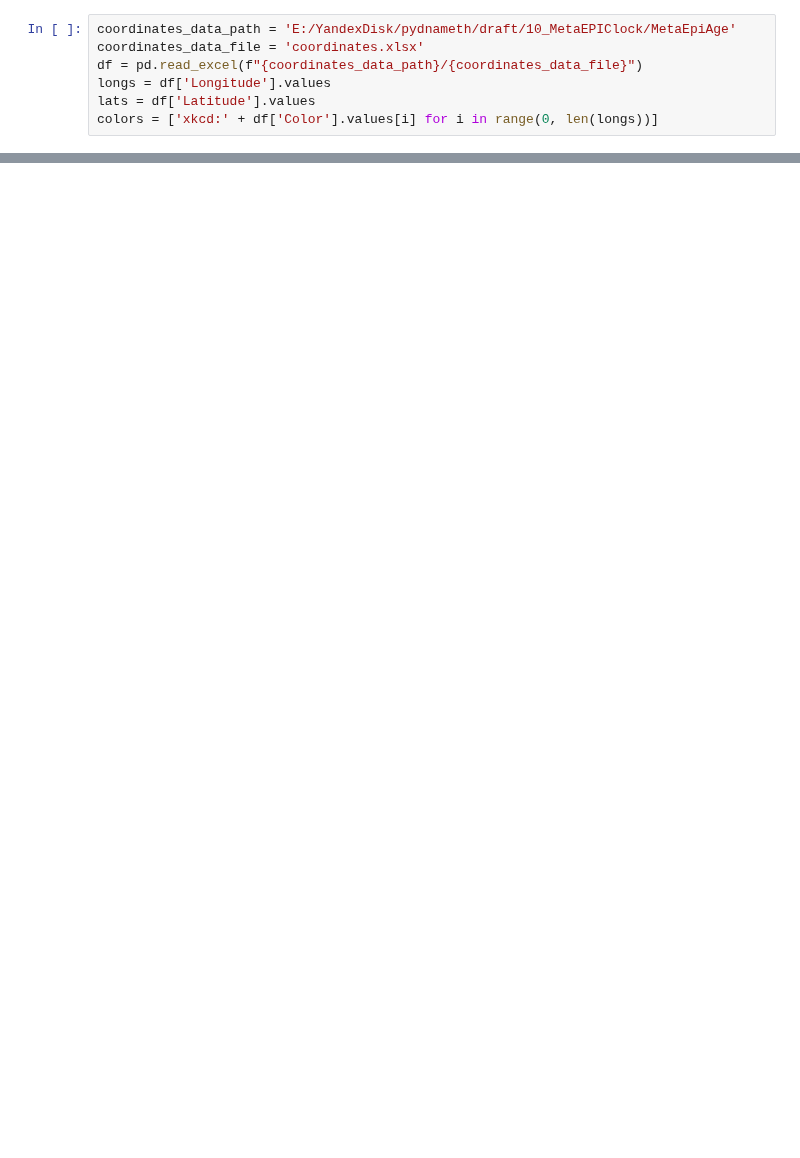
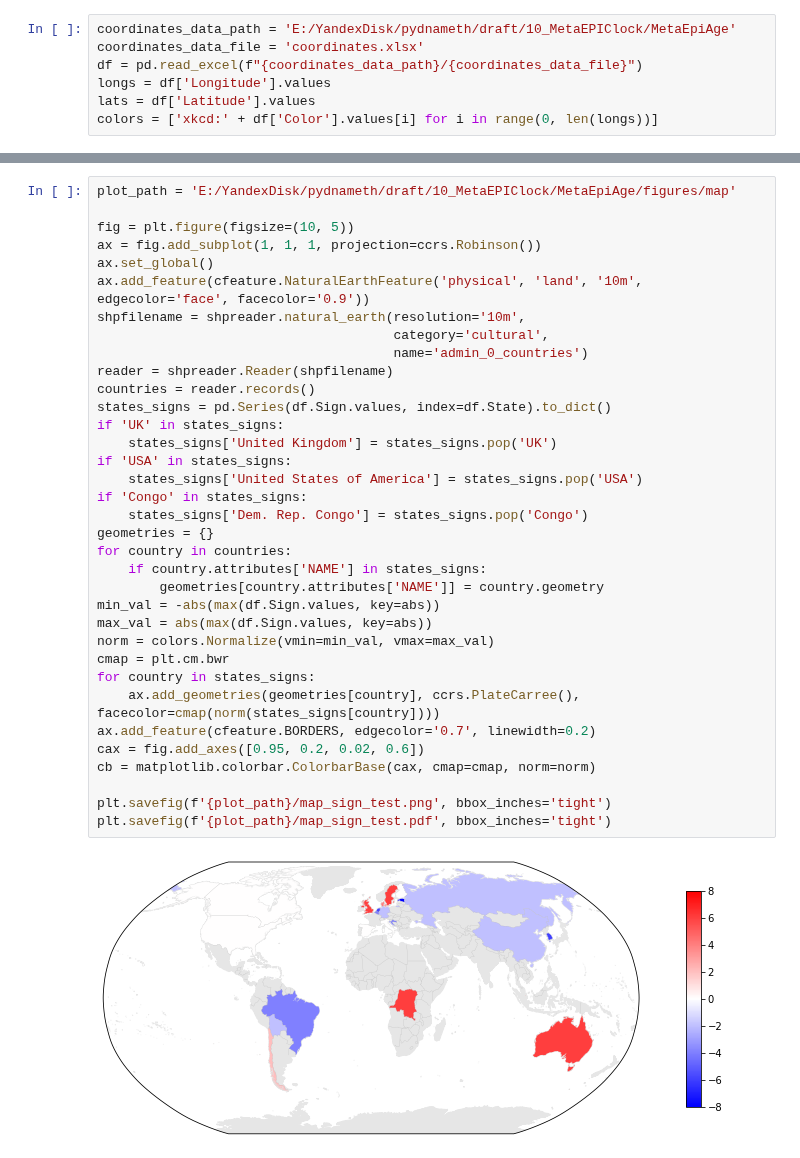
Before and after one commit to AaronBlare/MetaEpiAge, a Jupyter notebook: notebooks/plots_geomap.ipynb, the cells around one changed output, grey strips where cells are left out. Saved outputs shown, nothing was run; the diff lists cells and outputs as text; blank space fills up the shorter version.

Commit message:
map with eaa sign

```diff
--- a/notebooks/plots_geomap.ipynb
+++ b/notebooks/plots_geomap.ipynb
@@ -121,0 +150,37 @@ plt.savefig(f'{plot_path}/map.pdf', bbox_inches='tight')
+# %%
+plot_path = 'E:/YandexDisk/pydnameth/draft/10_MetaEPIClock/MetaEpiAge/figures/map'
+
+fig = plt.figure(figsize=(10, 5))
+ax = fig.add_subplot(1, 1, 1, projection=ccrs.Robinson())
+ax.set_global()
+ax.add_feature(cfeature.NaturalEarthFeature('physical', 'land', '10m', edgecolor='face', facecolor='0.9'))
+shpfilename = shpreader.natural_earth(resolution='10m',
+                                      category='cultural',
+                                      name='admin_0_countries')
+reader = shpreader.Reader(shpfilename)
+countries = reader.records()
+states_signs = pd.Series(df.Sign.values, index=df.State).to_dict()
+if 'UK' in states_signs:
+    states_signs['United Kingdom'] = states_signs.pop('UK')
+if 'USA' in states_signs:
+    states_signs['United States of America'] = states_signs.pop('USA')
+if 'Congo' in states_signs:
+    states_signs['Dem. Rep. Congo'] = states_signs.pop('Congo')
+geometries = {}
+for country in countries:
+    if country.attributes['NAME'] in states_signs:
+        geometries[country.attributes['NAME']] = country.geometry
+min_val = -abs(max(df.Sign.values, key=abs))
+max_val = abs(max(df.Sign.values, key=abs))
+norm = colors.Normalize(vmin=min_val, vmax=max_val)
+cmap = plt.cm.bwr
+for country in states_signs:
+    ax.add_geometries(geometries[country], ccrs.PlateCarree(), facecolor=cmap(norm(states_signs[country])))
+ax.add_feature(cfeature.BORDERS, edgecolor='0.7', linewidth=0.2)
+cax = fig.add_axes([0.95, 0.2, 0.02, 0.6])
+cb = matplotlib.colorbar.ColorbarBase(cax, cmap=cmap, norm=norm)
+
+plt.savefig(f'{plot_path}/map_sign_test.png', bbox_inches='tight')
+plt.savefig(f'{plot_path}/map_sign_test.pdf', bbox_inches='tight')
+# %% [output]
+[figure, added]
```
Also changed, not shown: parts of 10 cells of this notebook.
